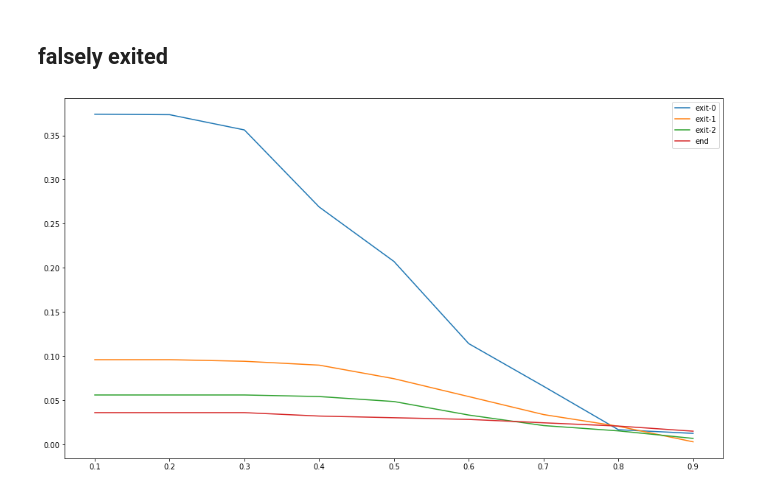
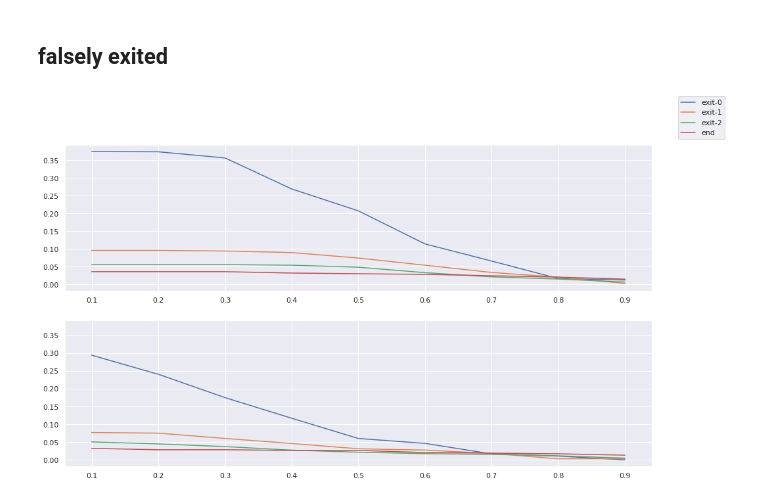
Before and after one commit to AlexKarlsen/thesis-src, a Jupyter notebook: DDNN/logging/threshold_test/Threshold analysis-Copy1.ipynb, the cells around one changed output. Drawn from its saved outputs; the diff is of its cells as text; code cells hidden in the pictures.

```diff
--- a/DDNN/logging/threshold_test/Threshold analysis-Copy1.ipynb
+++ b/DDNN/logging/threshold_test/Threshold analysis-Copy1.ipynb
@@ -92,0 +92,2 @@ plt.show()
+# %%
+x = np.arange(0.1, 1, 0.1)
@@ -92,0 +96,15 @@ plt.show()
+# %%
+print(th_exit_acc[0][0], th_exit_acc[1][0], th_exit_acc[2][0], th_exit_acc[3][0])
+print(sm_exit_acc[0][0], sm_exit_acc[1][0], sm_exit_acc[2][0], sm_exit_acc[3][0])
+
+fig, axes = plt.subplots(2, figsize=(16,9))
+
+for data in th_exit_acc:
+    axes[0].plot(x, data)
+    #plt.xticks()
+
+for data in sm_exit_acc:
+    axes[1].plot(x, data)
+    #plt.xticks()
+plt.legend(['exit-0', 'exit-1', 'exit-2', 'end'])
+plt.show()
@@ -93,9 +115,15 @@ plt.show()
 # %% [markdown]
 ## number of exited by threshold
 # %%
-plt.figure(figsize=(16,9))
-for i, a in enumerate(exited):
-    plt.plot(np.arange(0.1, 1, 0.1), exited[i])
+
+fig, axes = plt.subplots(2, figsize=(16,9))
+
+for data in th_num_exited_at_exit:
+    axes[0].plot(x, data)
+    #plt.xticks()
+
+for data in sm_num_exited_at_exit:
+    axes[1].plot(x, data)
     #plt.xticks()
 plt.legend(['exit-0', 'exit-1', 'exit-2', 'end'])
 plt.show()
@@ -104,11 +132,16 @@ plt.show()
 # %% [markdown]
 ## falsely exited
 # %%
-plt.figure(figsize=(16,9))
-for i, a in enumerate(false):
-    plt.plot(np.arange(0.1, 1, 0.1), false[i])
+
+fig, axes = plt.subplots(2, figsize=(16,9), sharey=True)
+
+for data in th_false_if_exited:
+    axes[0].plot(x, data)
+
+for data in sm_false_if_exited:
+    axes[1].plot(x, data)
     #plt.xticks()
-plt.legend(['exit-0', 'exit-1', 'exit-2', 'end'])
+fig.legend(['exit-0', 'exit-1', 'exit-2', 'end'])
 plt.show()
 # %% [output]
-[figure, old version]
+[figure, new version]
```
Also changed, not shown: parts of 23 cells of this notebook, 8 other files.
